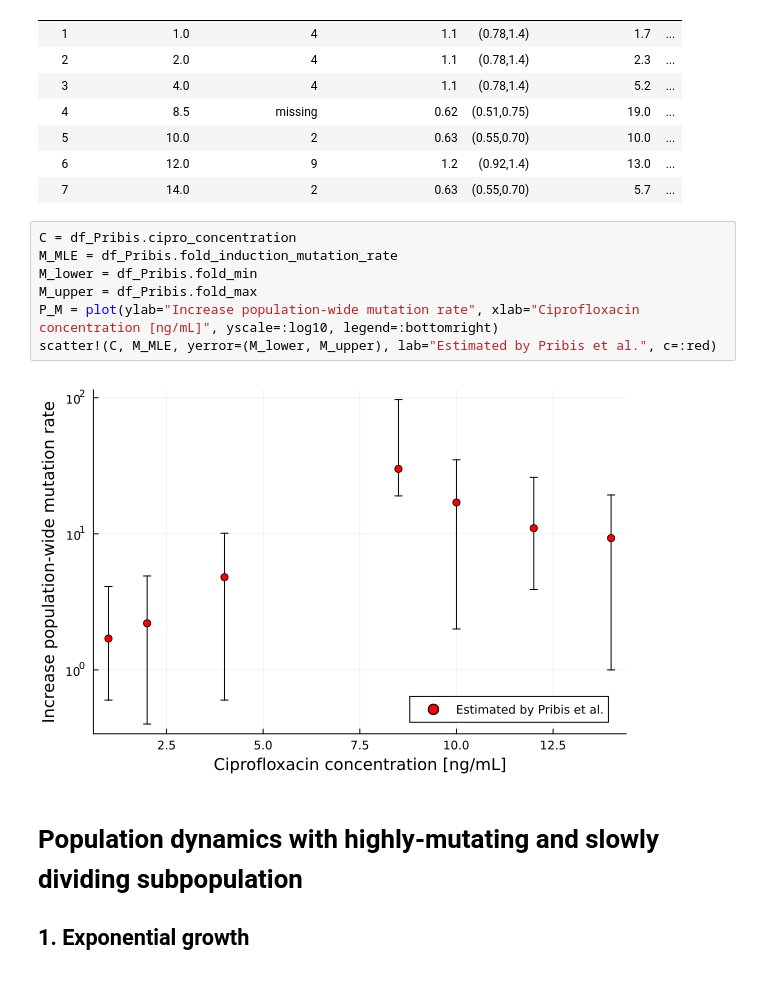
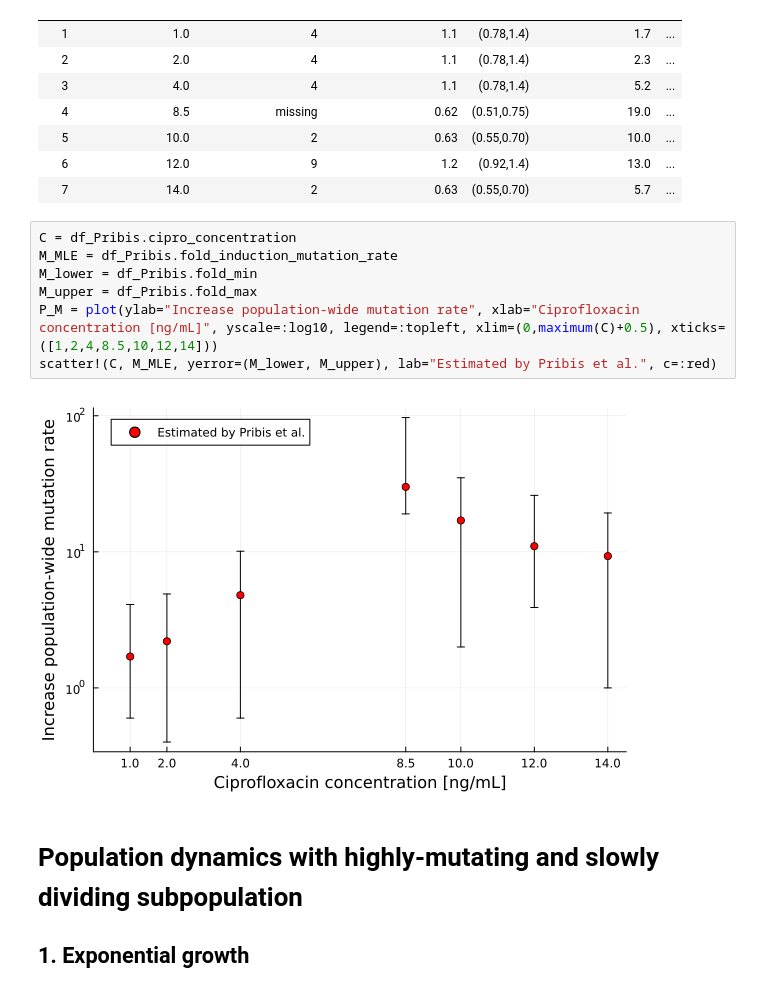
Before and after one commit to LucyL-J/estimu, a Jupyter notebook: dose-dependence.ipynb, the cells around one changed output. Drawn from its saved outputs; the diff is of its cells as text.

Commit message:
Final figures

```diff
--- a/dose-dependence.ipynb
+++ b/dose-dependence.ipynb
@@ -28,12 +28,12 @@ df_Pribis = DataFrame(CSV.File("experimental_data/Pribis_Fig2D.txt"; comment="#"
 # %%
 C = df_Pribis.cipro_concentration
 M_MLE = df_Pribis.fold_induction_mutation_rate
 M_lower = df_Pribis.fold_min
 M_upper = df_Pribis.fold_max
-P_M = plot(ylab="Increase population-wide mutation rate", xlab="Ciprofloxacin concentration [ng/mL]", yscale=:log10, legend=:bottomright)
+P_M = plot(ylab="Increase population-wide mutation rate", xlab="Ciprofloxacin concentration [ng/mL]", yscale=:log10, legend=:topleft, xlim=(0,maximum(C)+0.5), xticks=([1,2,4,8.5,10,12,14]))
 scatter!(C, M_MLE, yerror=(M_lower, M_upper), lab="Estimated by Pribis et al.", c=:red)
 # %% [output]
-[figure, old version]
+[figure, new version]
 # %% [markdown]
 # Population dynamics with highly-mutating and slowly dividing subpopulation
 ## 1. Exponential growth
```
Also changed, not shown: parts of 20 cells of this notebook.
